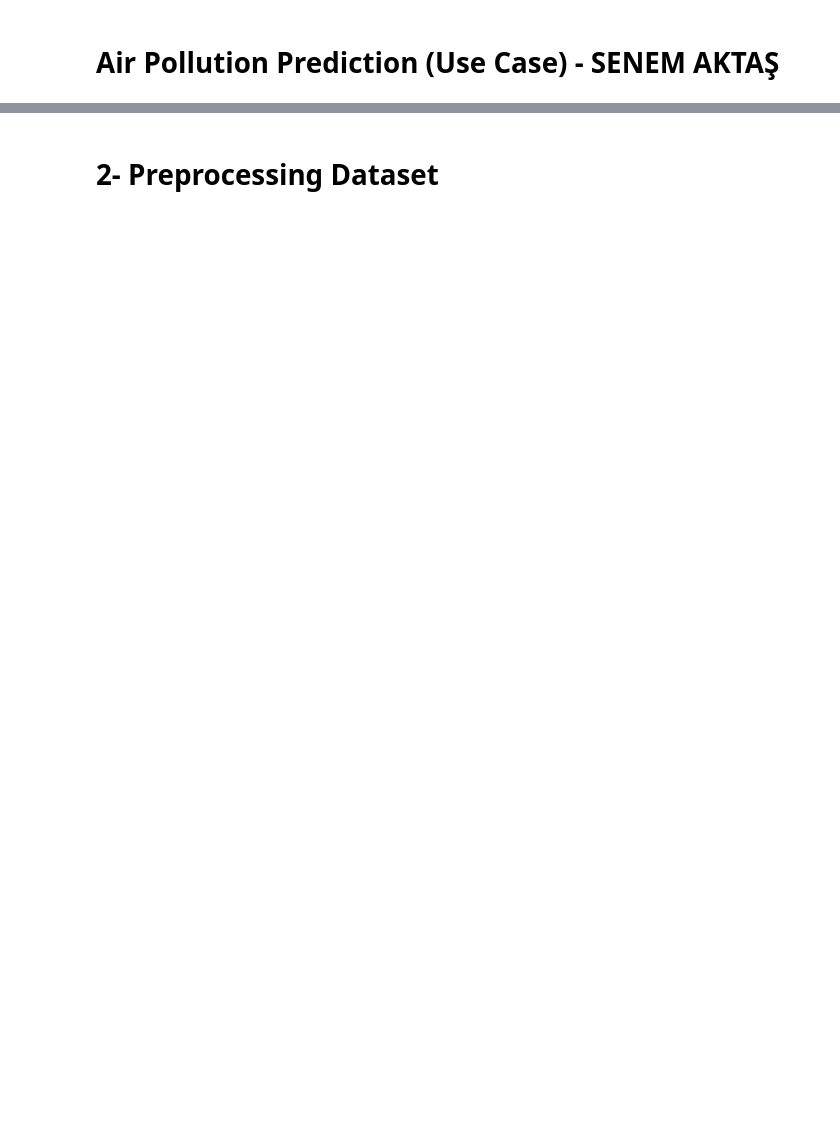
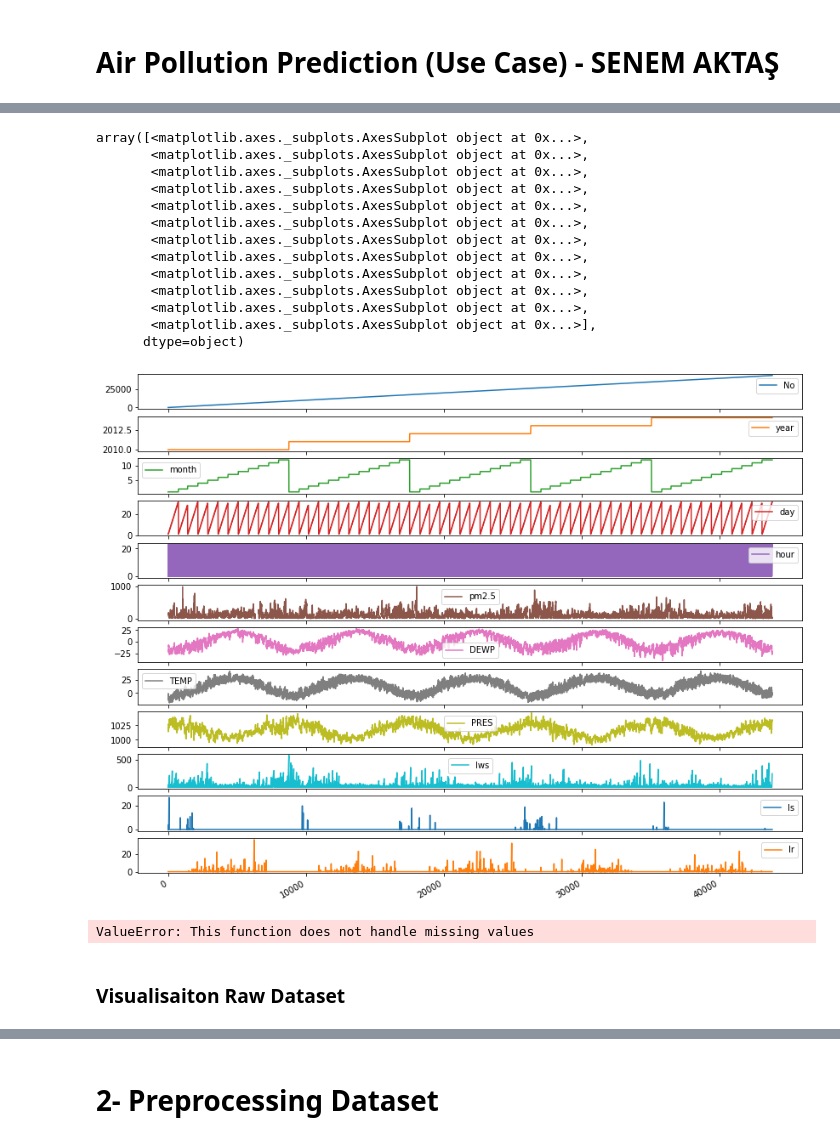
Before and after one commit to senemaktas/Air_Pollution_Prediction_ML_DL, a Jupyter notebook: Air_Pollution_Prediction.ipynb, the cells around one changed output, grey strips where cells are left out. Cells and saved outputs as stored; diff of their text form; code cells hidden in the pictures; blank space fills up the shorter version.

```diff
--- a/Air_Pollution_Prediction.ipynb
+++ b/Air_Pollution_Prediction.ipynb
@@ -4,0 +31,30 @@
+# %%
+# Plot all the other columns as well in a plot to examine the curves of all of them at the same time.
+df.plot(subplots=True, figsize=(14,12))
+# %% [output]
+array([<matplotlib.axes._subplots.AxesSubplot object at 0x...>,
+       <matplotlib.axes._subplots.AxesSubplot object at 0x...>,
+       <matplotlib.axes._subplots.AxesSubplot object at 0x...>,
+       <matplotlib.axes._subplots.AxesSubplot object at 0x...>,
+       <matplotlib.axes._subplots.AxesSubplot object at 0x...>,
+       <matplotlib.axes._subplots.AxesSubplot object at 0x...>,
+       <matplotlib.axes._subplots.AxesSubplot object at 0x...>,
+       <matplotlib.axes._subplots.AxesSubplot object at 0x...>,
+       <matplotlib.axes._subplots.AxesSubplot object at 0x...>,
+       <matplotlib.axes._subplots.AxesSubplot object at 0x...>,
+       <matplotlib.axes._subplots.AxesSubplot object at 0x...>,
+       <matplotlib.axes._subplots.AxesSubplot object at 0x...>],
+      dtype=object)
+[figure, added]
+# %%
+from pylab import rcParams
+import statsmodels.api as sm
+
+rcParams['figure.figsize'] = (11, 9)
+decomposition = sm.tsa.seasonal_decompose(df['pm2.5'], model='Additive')
+fig = decomposition.plot()
+plt.show()
+# %% [output]
+ValueError: This function does not handle missing values
+# %% [markdown]
+### Visualisaiton Raw Dataset
```
Also changed, not shown: parts of 25 cells of this notebook.
